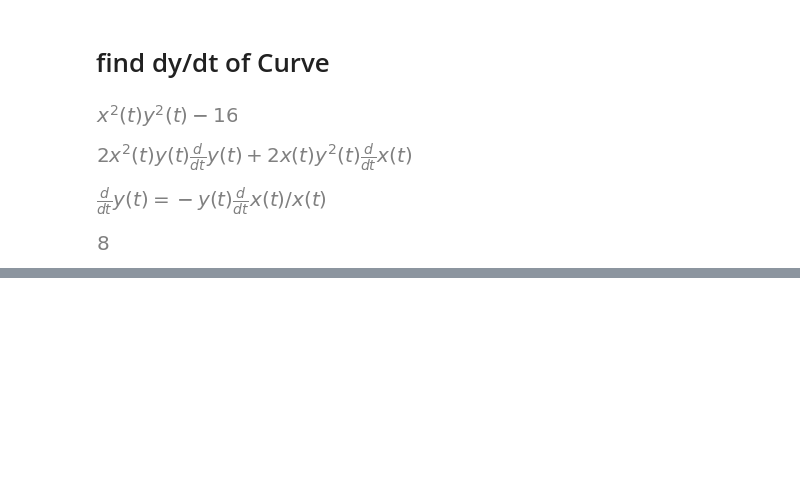
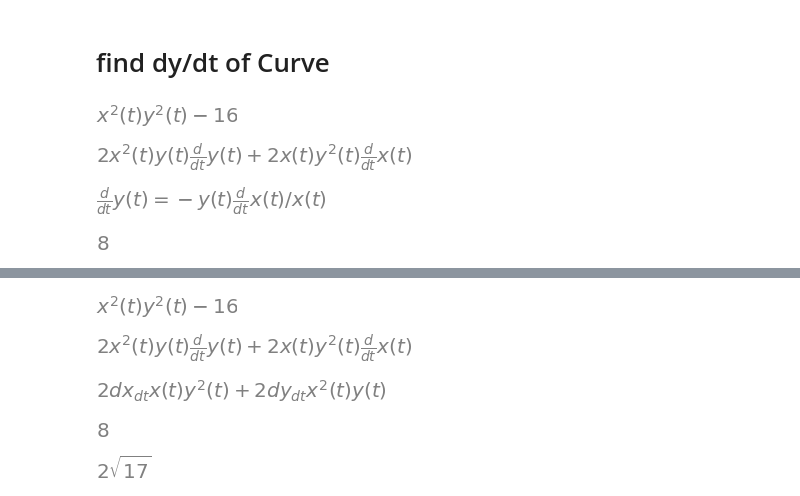
Before and after one commit to jet-c-21/MyMathLab, a Jupyter notebook: Calculus/motion (velocity).ipynb, the cells around one changed output, grey strips where cells are left out. Saved outputs shown, nothing was run; the diff lists cells and outputs as text; code cells hidden in the pictures; blank space fills up the shorter version.

```diff
--- a/Calculus/motion (velocity).ipynb
+++ b/Calculus/motion (velocity).ipynb
@@ -92,0 +132,39 @@ eq.rhs.subs(dx_dt, -2).subs({x_f:1, y_f:4})
+# %%
+x_f = sp.Function('x')(t)
+y_f = sp.Function('y')(t)
+dy_dt = sp.Derivative(y_f, t)
+dx_dt = sp.Derivative(x_f, t)
+dx_dt_symbol, dy_dt_symbol = sp.symbols('dx_dt dy_dt')
+
+curve = x_f**2 * y_f**2 - 16
+curve
+
+curve_dt = curve.diff(t)
+curve_dt
+
+# replace dx/dt and dy/dt to symbols
+curve_dt = curve_dt.subs({dx_dt: dx_dt_symbol, dy_dt: dy_dt_symbol})
+curve_dt
+
+dx_dt_val = -2
+
+dx_dt, dy_dt = dx_dt_symbol, dy_dt_symbol
+curve_dt = curve_dt.subs(
+    {
+        dx_dt: dx_dt_val,
+        x_f:1,
+        y_f:4,
+    }
+)
+
+dy_dt_val = sp.solve(curve_dt, dy_dt)[0]
+dy_dt_val
+
+mag_of_vv = sp.sqrt(dx_dt_val**2 + dy_dt_val**2)
+mag_of_vv
+# %% [output]
+[figure, added]
+[figure, added]
+[figure, added]
+[figure, added]
+[figure, added]
```
Also changed, not shown: parts of 7 cells of this notebook.
